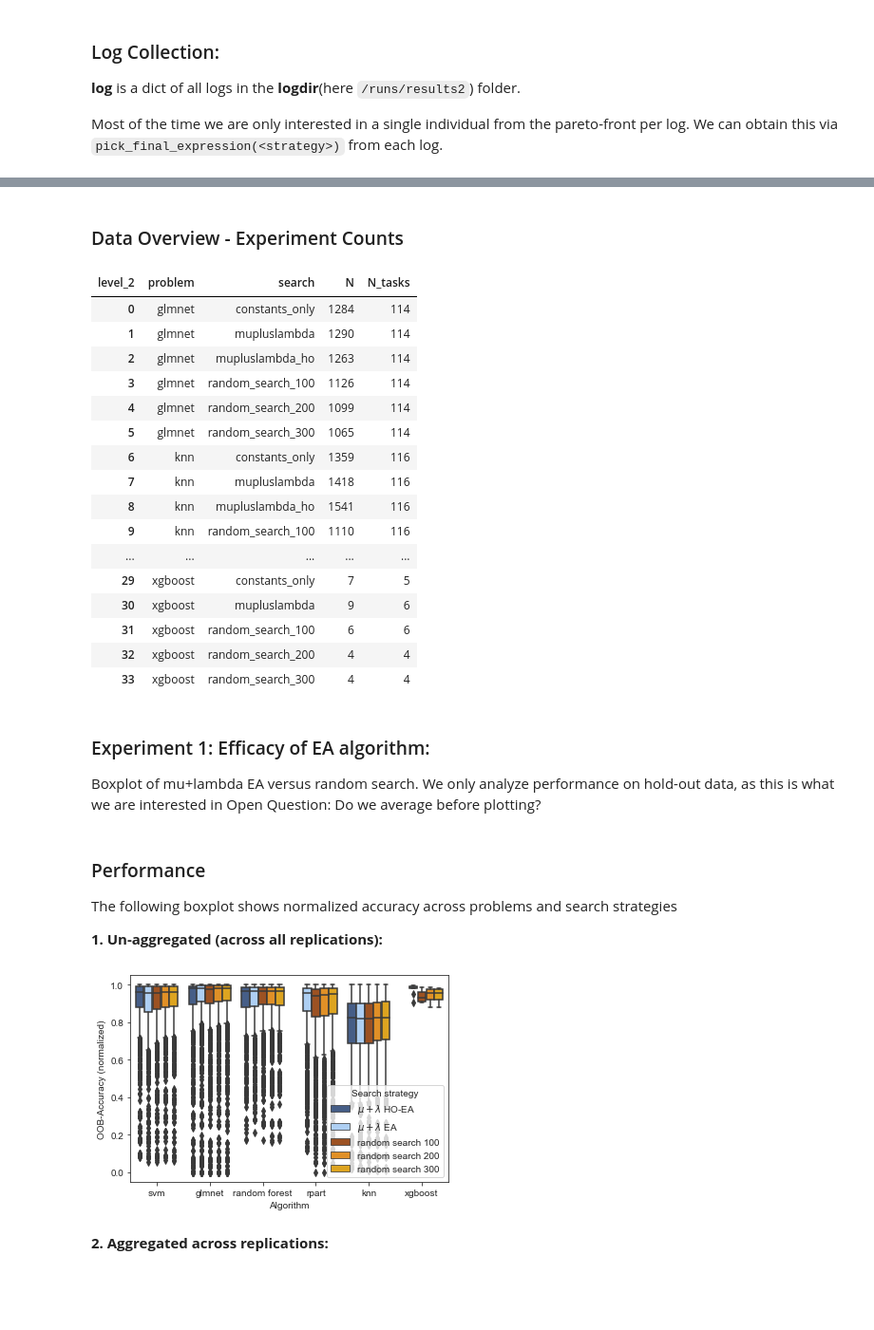
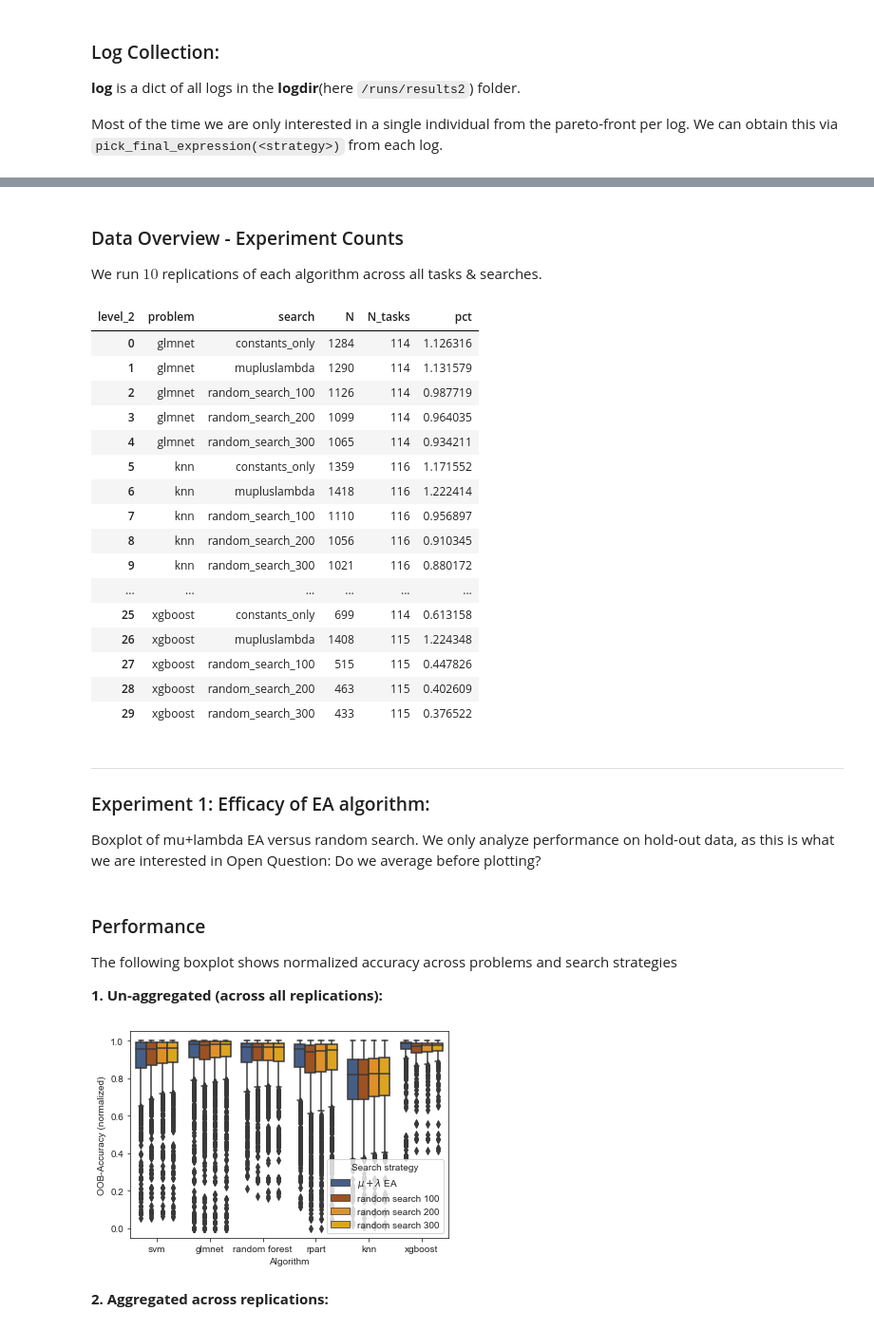
Before and after one commit to PGijsbers/symbolicdefaults, a Jupyter notebook: LogParsing-V3.ipynb, the cells around one changed output, grey strips where cells are left out. Shown at 95% size. Cells and saved outputs as stored; diff of their text form; code cells hidden in the pictures; blank space fills up the shorter version.

```diff
--- a/LogParsing-V3.ipynb
+++ b/LogParsing-V3.ipynb
@@ -207,7 +208,7 @@ We can obtain this via `pick_final_expression(<strategy>)` from each log.
 # %%
 # Collect logs for all problems
 problems = ['svm', 'glmnet', 'rf', 'rpart', 'knn', 'xgboost']
-search_strategies = ["mupluslambda", "random_search", "True", "mupluslambda_ho"]
+search_strategies = ["mupluslambda", "random_search", "True"]
 log = {}
 for problem in problems:
     log[problem] = Runlog(problem, search_strategies, logdir="runs/results2")
@@ -233,26 +232,30 @@ runs/results2/xgboost_mupluslambda_ho/ is not path
 # %% [markdown]
 ### Data Overview - Experiment Counts
+We run $10$ replications of each algorithm across all tasks & searches.
 # %%
-df.groupby(["problem", "search"])["task"].apply(lambda x: pd.Series({"N":len(x), "N_tasks":x.nunique()})).reset_index().pivot_table(index = ["problem", "search"],columns="level_2", values="task").reset_index()
+overview = df.groupby(["problem", "search"])["task"].apply(lambda x: pd.Series({"N":len(x), "N_tasks":x.nunique()})).reset_index().pivot_table(index = ["problem", "search"],columns="level_2", values="task").reset_index()
+overview["pct"] = overview.N / (overview.N_tasks * 10)
+overview
 # %% [output]
-| level_2 | problem | search | N | N_tasks |
-| 0 | glmnet | constants_only | 1284 | 114 |
-| 1 | glmnet | mupluslambda | 1290 | 114 |
-| 2 | glmnet | mupluslambda_ho | 1263 | 114 |
-| 3 | glmnet | random_search_100 | 1126 | 114 |
-| 4 | glmnet | random_search_200 | 1099 | 114 |
-| 5 | glmnet | random_search_300 | 1065 | 114 |
-| 6 | knn | constants_only | 1359 | 116 |
-| 7 | knn | mupluslambda | 1418 | 116 |
-| 8 | knn | mupluslambda_ho | 1541 | 116 |
-| 9 | knn | random_search_100 | 1110 | 116 |
-| ... | ... | ... | ... | ... |
-| 29 | xgboost | constants_only | 7 | 5 |
-| 30 | xgboost | mupluslambda | 9 | 6 |
-| 31 | xgboost | random_search_100 | 6 | 6 |
-| 32 | xgboost | random_search_200 | 4 | 4 |
-| 33 | xgboost | random_search_300 | 4 | 4 |
+| level_2 | problem | search | N | N_tasks | pct |
+| 0 | glmnet | constants_only | 1284 | 114 | 1.126316 |
+| 1 | glmnet | mupluslambda | 1290 | 114 | 1.131579 |
+| 2 | glmnet | random_search_100 | 1126 | 114 | 0.987719 |
+| 3 | glmnet | random_search_200 | 1099 | 114 | 0.964035 |
+| 4 | glmnet | random_search_300 | 1065 | 114 | 0.934211 |
+| 5 | knn | constants_only | 1359 | 116 | 1.171552 |
+| 6 | knn | mupluslambda | 1418 | 116 | 1.222414 |
+| 7 | knn | random_search_100 | 1110 | 116 | 0.956897 |
+| 8 | knn | random_search_200 | 1056 | 116 | 0.910345 |
+| 9 | knn | random_search_300 | 1021 | 116 | 0.880172 |
+| ... | ... | ... | ... | ... | ... |
+| 25 | xgboost | constants_only | 699 | 114 | 0.613158 |
+| 26 | xgboost | mupluslambda | 1408 | 115 | 1.224348 |
+| 27 | xgboost | random_search_100 | 515 | 115 | 0.447826 |
+| 28 | xgboost | random_search_200 | 463 | 115 | 0.402609 |
+| 29 | xgboost | random_search_300 | 433 | 115 | 0.376522 |
 # %% [markdown]
+---
 ### Experiment 1: Efficacy of EA algorithm:
 Boxplot of mu+lambda EA versus random search.
 We only analyze performance on hold-out data, as this is what we are interested in
@@ -263,21 +266,22 @@ The following boxplot shows normalized accuracy across problems and search strat
 
 **1. Un-aggregated (across all replications):**
 # %%
-sns.set_palette([sns.xkcd_rgb[x] for x in ["denim blue", "baby blue", "burnt sienna", "tangerine", "yellow orange"]])
+# With MPL_HO use: sns.set_palette([sns.xkcd_rgb[x] for x in ["denim blue", "baby blue", "burnt sienna", "tangerine", "yellow orange"]])
+sns.set_palette([sns.xkcd_rgb[x] for x in ["denim blue", "burnt sienna", "tangerine", "yellow orange"]])
 data = df[df.search != "constants_only"].copy()
 data.replace("rf", "random forest", inplace=True)
 p = sns.boxplot(data=data, x="problem", y="out", hue = "search")
 p.set(ylabel='OOB-Accuracy (normalized)', xlabel='Algorithm')
 p.legend(loc='lower right')
 p.legend_.set_title("Search strategy")
 if "mupluslambda_ho" in data["search"].values:
     new_labels = [r'$\mu + \lambda$ HO-EA', r'$\mu + \lambda$ EA', 'random search 100', 'random search 200', 'random search 300']
 else:
     new_labels = [r'$\mu + \lambda$ EA', 'random search 100', 'random search 200', 'random search 300']
 for t, l in zip(p.legend_.texts, new_labels): t.set_text(l)
 plt.show()
 # %% [output]
-[figure, old version]
+[figure, new version]
 # %% [markdown]
 **2. Aggregated across replications:**
 # %%
```
Also changed, not shown: parts of 22 cells of this notebook.
